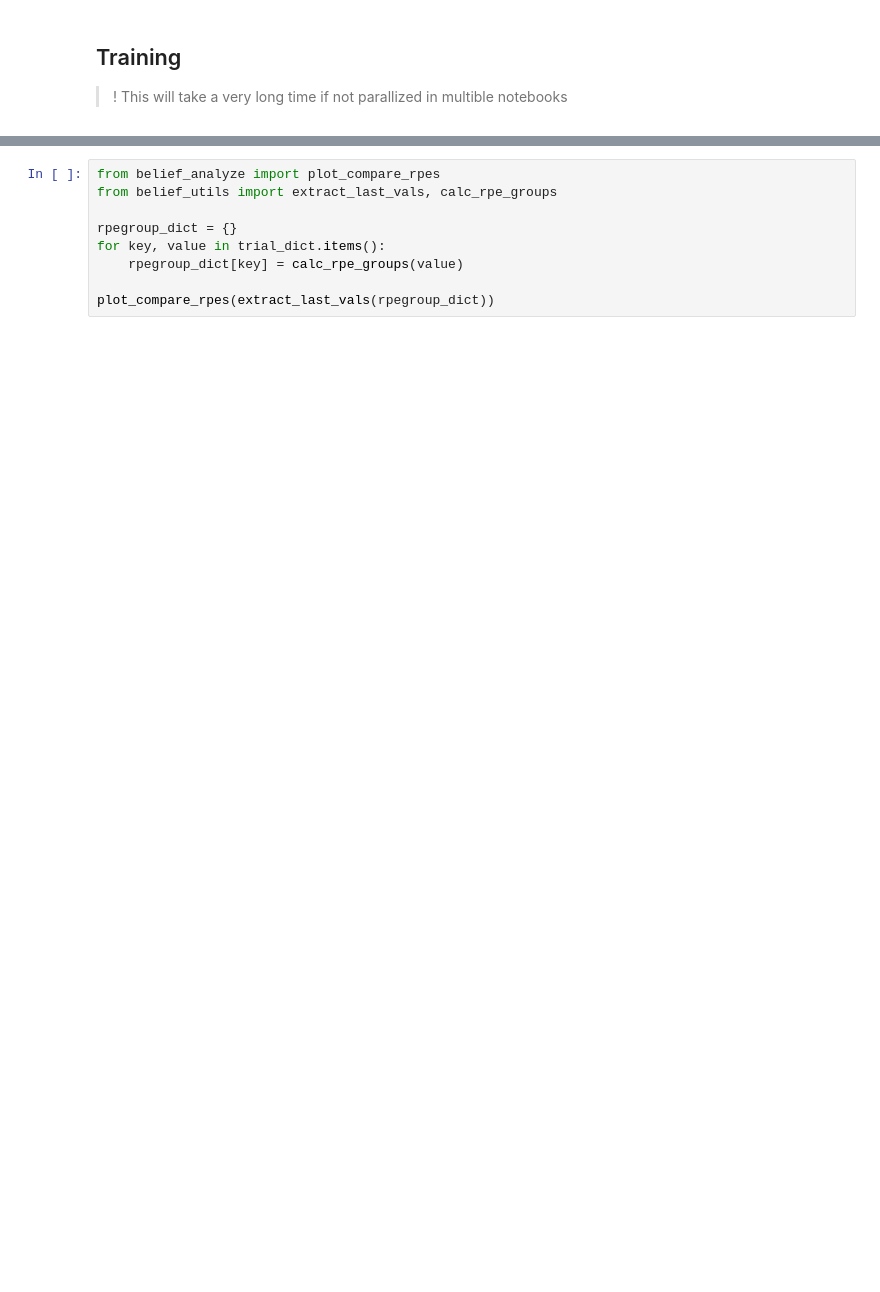
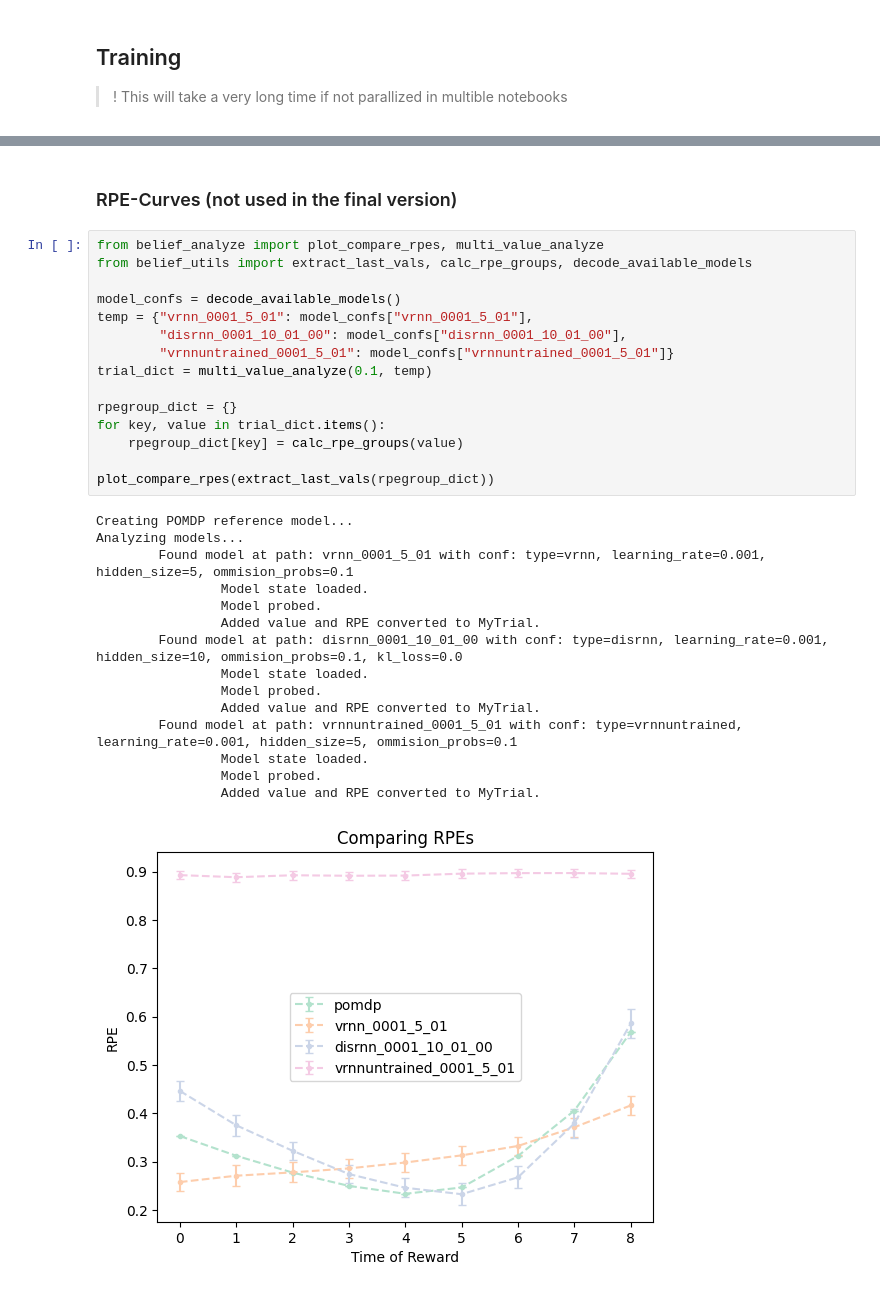
Before and after one commit to Maexxel/Thesis, a Jupyter notebook: Sandbox_ValueModelling.ipynb, the cells around one changed output, grey strips where cells are left out. Drawn from its saved outputs; the diff is of its cells as text; blank space fills up the shorter version.

```diff
--- a/Sandbox_ValueModelling.ipynb
+++ b/Sandbox_ValueModelling.ipynb
@@ -112,9 +314,33 @@ plot_mses(mses, model_confs)
+# %% [markdown]
+### RPE-Curves (not used in the final version)
 # %%
-from belief_analyze import plot_compare_rpes
-from belief_utils import extract_last_vals, calc_rpe_groups
+from belief_analyze import plot_compare_rpes, multi_value_analyze
+from belief_utils import extract_last_vals, calc_rpe_groups, decode_available_models
+
+model_confs = decode_available_models()
+temp = {"vrnn_0001_5_01": model_confs["vrnn_0001_5_01"],
+        "disrnn_0001_10_01_00": model_confs["disrnn_0001_10_01_00"],
+        "vrnnuntrained_0001_5_01": model_confs["vrnnuntrained_0001_5_01"]}
+trial_dict = multi_value_analyze(0.1, temp)
 
 rpegroup_dict = {}
 for key, value in trial_dict.items():
     rpegroup_dict[key] = calc_rpe_groups(value)
 
 plot_compare_rpes(extract_last_vals(rpegroup_dict))
+# %% [output]
+Creating POMDP reference model...
+Analyzing models...
+        Found model at path: vrnn_0001_5_01 with conf: type=vrnn, learning_rate=0.001, hidden_size=5, ommision_probs=0.1
+                Model state loaded.
+                Model probed.
+                Added value and RPE converted to MyTrial.
+        Found model at path: disrnn_0001_10_01_00 with conf: type=disrnn, learning_rate=0.001, hidden_size=10, ommision_probs=0.1, kl_loss=0.0
+                Model state loaded.
+                Model probed.
+                Added value and RPE converted to MyTrial.
+        Found model at path: vrnnuntrained_0001_5_01 with conf: type=vrnnuntrained, learning_rate=0.001, hidden_size=5, ommision_probs=0.1
+                Model state loaded.
+                Model probed.
+                Added value and RPE converted to MyTrial.
+[figure, added]
```
Also changed, not shown: parts of 12 cells of this notebook, 4 other files.
